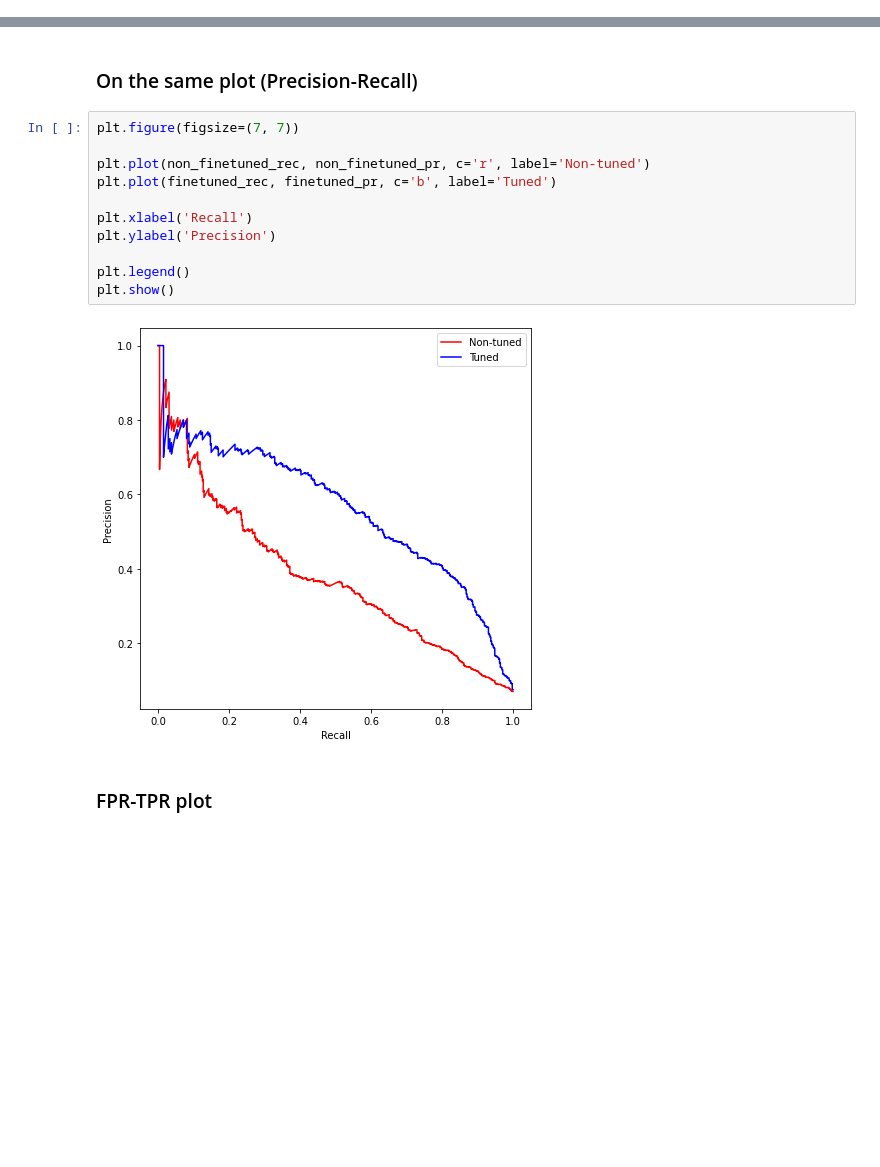
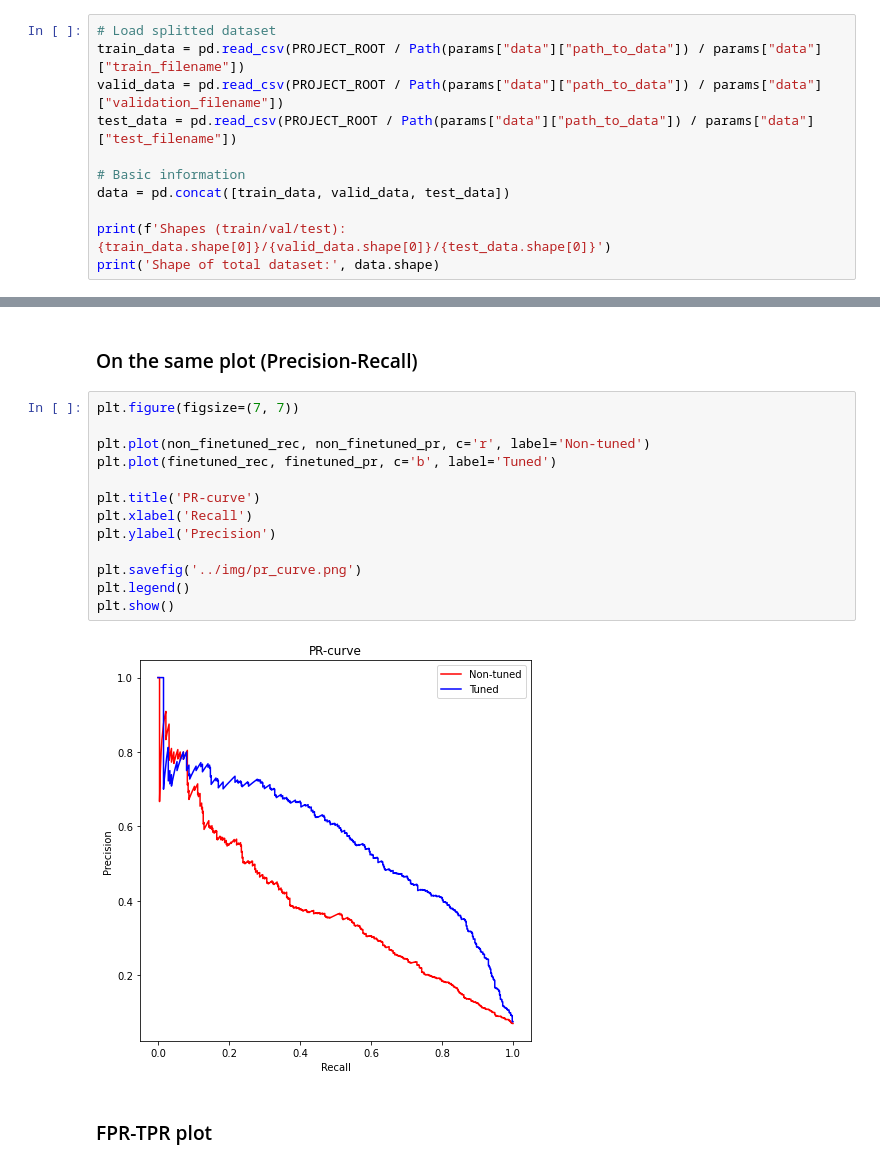
Before and after one commit to tikerlade/roberta-finetuning, a Jupyter notebook: src/Running_predictions.ipynb, the cells around one changed output, grey strips where cells are left out. Drawn from its saved outputs; the diff is of its cells as text; blank space fills up the shorter version.

Commit message:
Add images and comments about results.

```diff
--- a/src/Running_predictions.ipynb
+++ b/src/Running_predictions.ipynb
@@ -29,0 +32,11 @@ test_data = pd.read_csv(PROJECT_ROOT / params['data']['path_to_data'] /
+# %%
+# Load splitted dataset
+train_data = pd.read_csv(PROJECT_ROOT / Path(params["data"]["path_to_data"]) / params["data"]["train_filename"])
+valid_data = pd.read_csv(PROJECT_ROOT / Path(params["data"]["path_to_data"]) / params["data"]["validation_filename"])
+test_data = pd.read_csv(PROJECT_ROOT / Path(params["data"]["path_to_data"]) / params["data"]["test_filename"])
+
+# Basic information
+data = pd.concat([train_data, valid_data, test_data])
+
+print(f'Shapes (train/val/test): {train_data.shape[0]}/{valid_data.shape[0]}/{test_data.shape[0]}')
+print('Shape of total dataset:', data.shape)
@@ -146,16 +184,18 @@ Recall: 0.5951, Precision: 0.5407
 # %%
 plt.figure(figsize=(7, 7))
 
 plt.plot(non_finetuned_rec, non_finetuned_pr, c='r', label='Non-tuned')
 plt.plot(finetuned_rec, finetuned_pr, c='b', label='Tuned')
 
+plt.title('PR-curve')
 plt.xlabel('Recall')
 plt.ylabel('Precision')
 
+plt.savefig('../img/pr_curve.png')
 plt.legend()
 plt.show()
 # %% [output]
-[figure, old version]
+[figure, new version]
 # %% [markdown]
 ### FPR-TPR plot
 # %%
```
Also changed, not shown: parts of 5 cells of this notebook, 6 other files.
